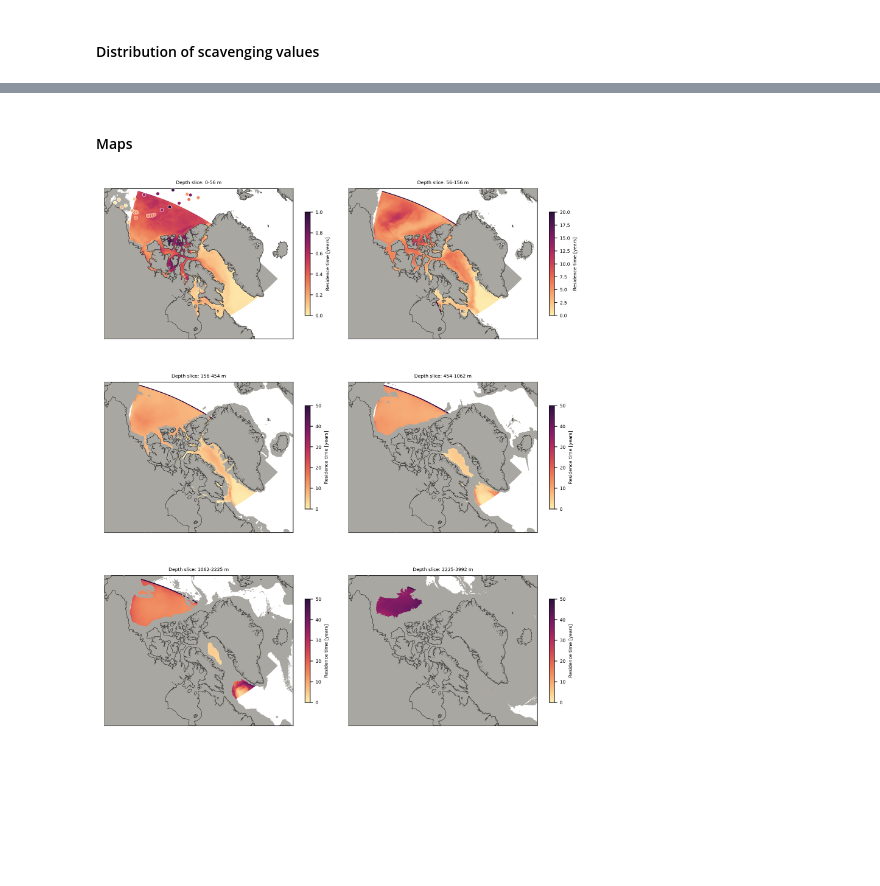
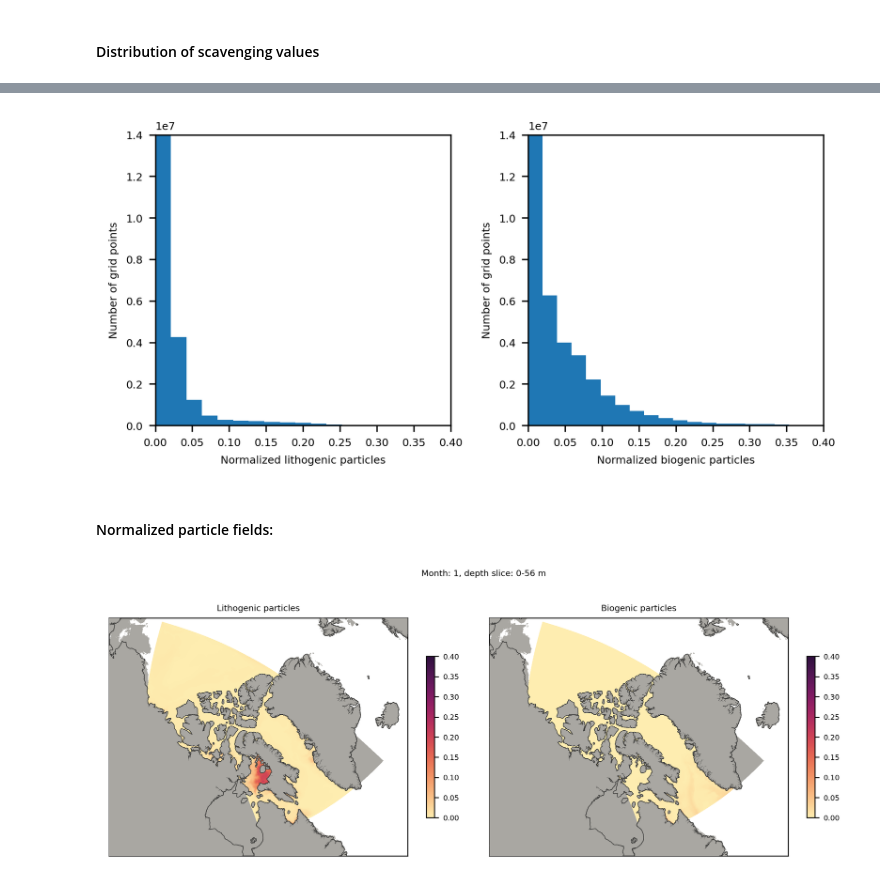
Before and after one commit to UBC-MOAD/analysis-brogalla, a Jupyter notebook: paper3/forcing/visualize-scavenging.ipynb, the cells around one changed output, grey strips where cells are left out. Saved outputs shown, nothing was run; the diff lists cells and outputs as text; code cells hidden in the pictures; blank space fills up the shorter version.

Commit message:
whole bunch of changes to look at and create the scavenging forcing

```diff
--- a/paper3/forcing/visualize-scavenging.ipynb
+++ b/paper3/forcing/visualize-scavenging.ipynb
@@ -47,8 +47,8 @@ def open_file(folder, year, month):
 
     return bio_part, litho_part
 # %%
-def plot_forcing(fig, ax, depth_slice=(0,18), maxv=1.0):
-    res_time_slice = np.mean(res_time[depth_slice[0]:depth_slice[1],:,:], axis=0)
+def plot_particle_fields(fig, ax, variable, depth_slice=(0,18), maxv=1):
+    variable_slice = np.mean(variable[depth_slice[0]:depth_slice[1],:,:], axis=0)
 
     # Map -----------------------------------------------------------------------------------------------------
     proj=Basemap(projection='eqdc',lat_0 = 73, lon_0 = -78, resolution='i', width=5.4e6, height=4.3e6, ax=ax)
@@ -58,15 +58,14 @@ def plot_forcing(fig, ax, depth_slice=(0,18), maxv=1.0):
     x, y = proj(mesh_lon, mesh_lat)
     proj.contourf(x, y, bathy_masked[depth_slice[1],:,:], colors=[land_color]) # Mask land at particular depth
 
-    # Model residence time estimate:
-    x_ANHA12, y_ANHA12 = proj(ANHA12_lons, ANHA12_lats)
-    CB2 = proj.pcolormesh(x_ANHA12, y_ANHA12, res_time_slice, cmap=cmocean.cm.matter, vmin=0, vmax=maxv)
+    # Model domain variable field ----------------------------------------------------------------------------
+    x_Pb, y_Pb = proj(mesh_lon[imin:imax,jmin:jmax], mesh_lat[imin:imax,jmin:jmax])
+    CB2 = proj.pcolormesh(x_Pb, y_Pb, variable_slice, cmap=cmocean.cm.matter, vmin=0, vmax=maxv)
 
     # Colorbar:
-#     cbaxes2 = fig.add_axes([0.25, 0.17, 0.03, 0.23])
-#     CBar2 = plt.colorbar(CB2, ax=ax, orientation='vertical', shrink=0.5)
-#     CBar2.ax.tick_params(labelsize=6)
-#     CBar2.set_label('Residence time [years]', fontsize=6)
+    CBar2 = plt.colorbar(CB2, ax=ax, orientation='vertical', shrink=0.5)
+    CBar2.ax.tick_params(labelsize=6)
+#     CBar2.set_label('', fontsize=6)
 
     ax.set_title(f'Depth slice: {depths[depth_slice[0]]:.0f}-{depths[depth_slice[1]]:.0f} m', fontsize=6)
 
@@ -91,7 +90,7 @@ bio_2015   = np.empty((12,50,isize,jsize)); bio_2015[:]   = np.nan;
 litho_2015 = np.empty((12,50,isize,jsize)); litho_2015[:] = np.nan;
 
 for month in range(1,13):
-    biom, lithom = open_file('particle3/', 2015, month)
+    biom, lithom = open_file('particle8-2/', 2015, month)
     bio_2015[month-1,:,:,:]   = biom[:,imin:imax,jmin:jmax]
     litho_2015[month-1,:,:,:] = lithom[:,imin:imax,jmin:jmax]
 # %%
@@ -140,16 +140,44 @@ plt.tight_layout()
+# %%
+fig, ax = plt.subplots(1,2, figsize=(6,3), dpi=300)
+
+for axis in ax.ravel():
+    axis.set_ylim(0,1.4e7)
+    axis.set_xlim(0,0.4)
+    axis.set_ylabel('Number of grid points', fontsize=6)
+    axis.tick_params(axis='both', labelsize=6)
+    t = axis.yaxis.get_offset_text()
+    r = axis.xaxis.get_offset_text()
+    t.set_size(6); r.set_size(6);
+
+nbins=40
+
+# Lithogenic contribution to scavenging histogram:
+ax[0].hist(litho_masked.compressed()*(1/0.02), bins=nbins);
+ax[0].set_xlabel('Normalized lithogenic particles', fontsize=6)
+
+# Biogenic contribution to scavenging histogram:
+ax[1].hist(bio_masked.compressed()*(1/0.98), bins=nbins);
+ax[1].set_xlabel('Normalized biogenic particles', fontsize=6)
+
+plt.tight_layout()
+# %% [output]
+[figure, added]
 # %% [markdown]
-#### Maps
+#### Normalized particle fields:
 # %%
-fig, ax = plt.subplots(3,2,figsize=(9, 11), dpi=300)
+month = 0
+deps  = (0,18)
 
-plot_residence_time(fig, ax[0,0], m_res_time2, depth_slice=(0,18) , maxv=1)
-plot_residence_time(fig, ax[0,1], m_res_time2, depth_slice=(18,24), maxv=20)
-plot_residence_time(fig, ax[1,0], m_res_time2, depth_slice=(24,30), maxv=50)
-plot_residence_time(fig, ax[1,1], m_res_time2, depth_slice=(30,35), maxv=50)
-plot_residence_time(fig, ax[2,0], m_res_time2, depth_slice=(35,40), maxv=50)
-plot_residence_time(fig, ax[2,1], m_res_time2, depth_slice=(40,45), maxv=50)
+fig, ax = plt.subplots(1,2,figsize=(9, 4), dpi=300)
+
+plot_particle_fields(fig, ax[0], litho_masked[month,:,:,:]*(1/0.02), depth_slice=deps, maxv=0.4)
+plot_particle_fields(fig, ax[1], bio_masked[month,:,:,:]*(1/0.98), depth_slice=deps, maxv=0.4)
+
+fig.suptitle(f'Month: {month+1}, depth slice: {depths[deps[0]]:.0f}-{depths[deps[1]]:.0f} m', fontsize=7)
+ax[0].set_title('Lithogenic particles', fontsize=7)
+ax[1].set_title('Biogenic particles', fontsize=7)
 
 plt.tight_layout(h_pad=-0.1)
 # fig.savefig('/ocean/brogalla/GEOTRACES/figures/Pb_chapter/residence_time_profile.jpg', bbox_inches='tight', dpi=300)
 # %% [output]
-[figure, old version]
+[figure, new version]
```
Also changed, not shown: parts of 7 cells of this notebook, 1 other file.
